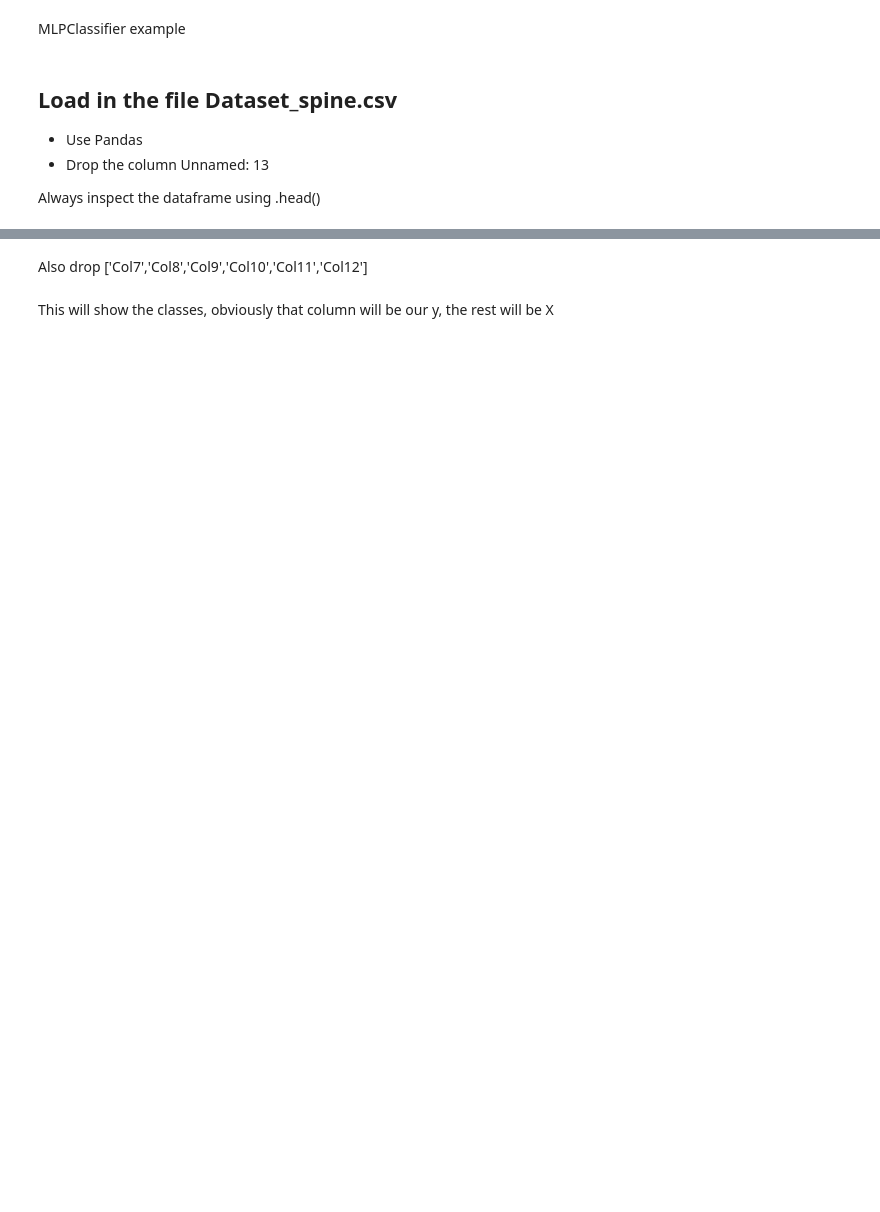
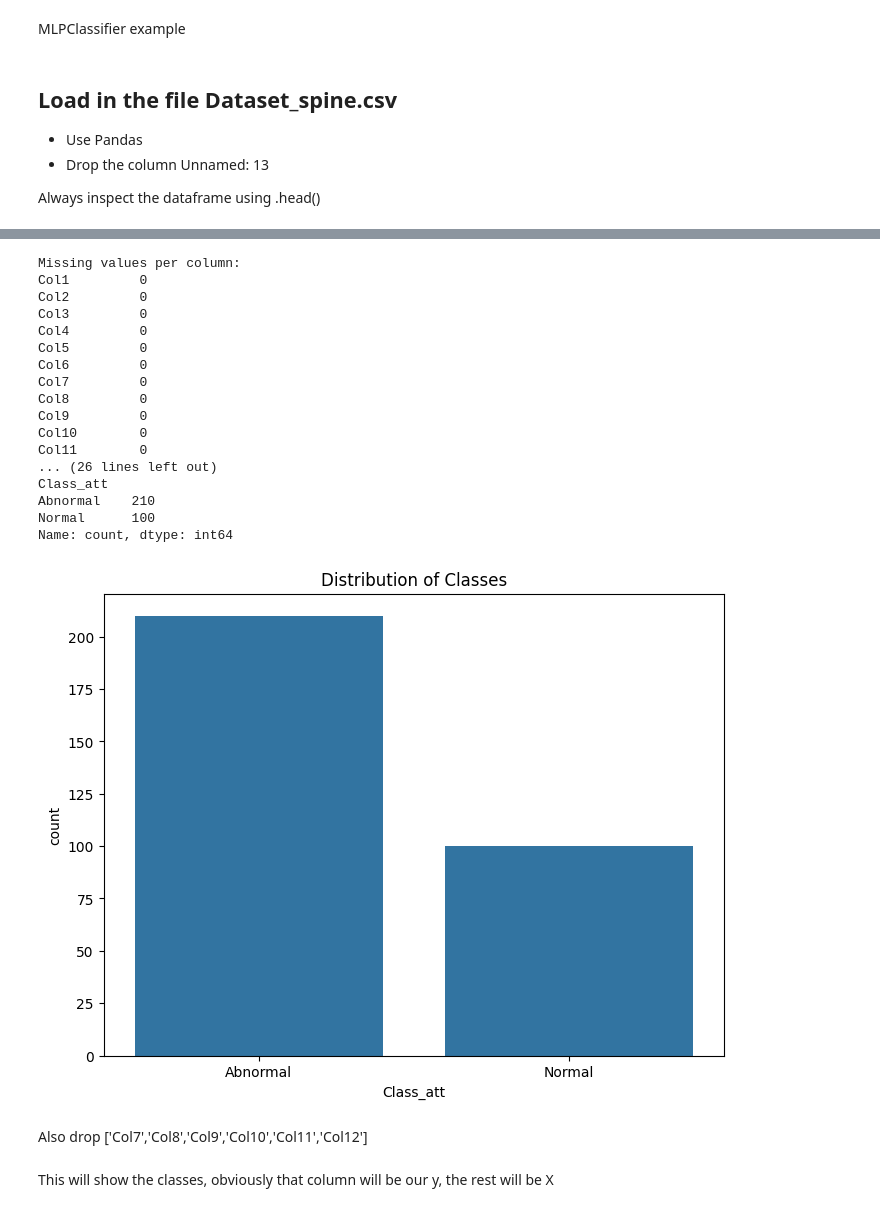
Before and after one commit to ShanewalshGit/UIDevLab8, a Jupyter notebook: Neural Network Exercise.ipynb, the cells around one changed output, grey strips where cells are left out. Cells and saved outputs as stored; diff of their text form; code cells hidden in the pictures; blank space fills up the shorter version.

```diff
--- a/Neural Network Exercise.ipynb
+++ b/Neural Network Exercise.ipynb
@@ -18,0 +17,13 @@ Always inspect the dataframe using .head()
+# %%
+# your code here
+
+# Load the dataset
+spine_data = pd.read_csv('Dataset_spine.csv', skipinitialspace=True)
+
+# Display the first few rows
+print("Dataset shape:", spine_data.shape)
+
+# Drop column 13
+spine_data.drop(columns=['Unnamed: 13'], inplace=True)
+
+spine_data.head()
@@ -19,2 +38,39 @@ Always inspect the dataframe using .head()
+# %%
+# Check for missing values
+print("\nMissing values per column:")
+print(spine_data.isnull().sum())
+
+# Dataset statistics
+print("\nDataset statistics:")
+print(spine_data.describe())
+
+# Check the target classes
+print("\nTarget classes:")
+print(spine_data["Class_att"].value_counts())
+
+# Visualize the distribution of classes
+plt.figure(figsize=(8, 6))
+sns.countplot(x='Class_att', data=spine_data)
+plt.title('Distribution of Classes')
+plt.show()
+# %% [output]
+Missing values per column:
+Col1         0
+Col2         0
+Col3         0
+Col4         0
+Col5         0
+Col6         0
+Col7         0
+Col8         0
+Col9         0
+Col10        0
+Col11        0
+... (26 lines left out)
+Class_att
+Abnormal    210
+Normal      100
+Name: count, dtype: int64
+[figure, added]
 # %% [markdown]
 Also drop ['Col7','Col8','Col9','Col10','Col11','Col12']
```
Also changed, not shown: parts of 40 cells of this notebook.
